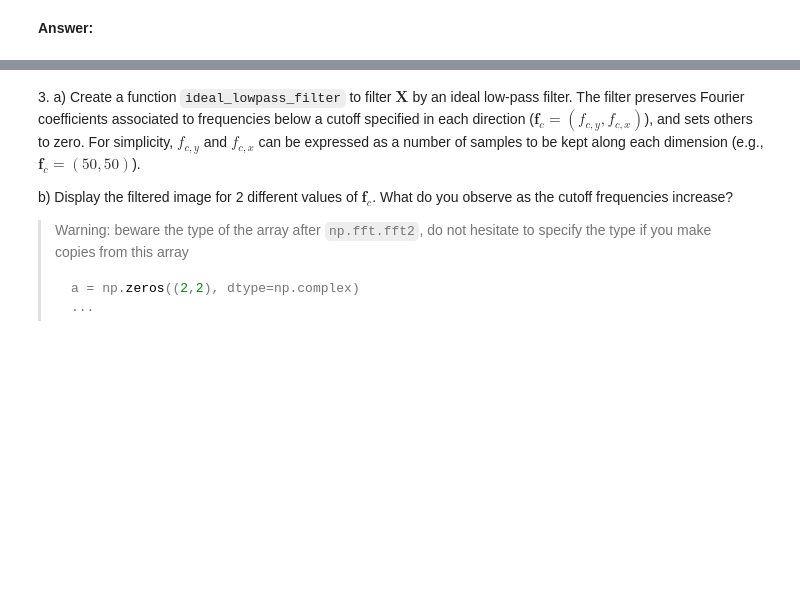
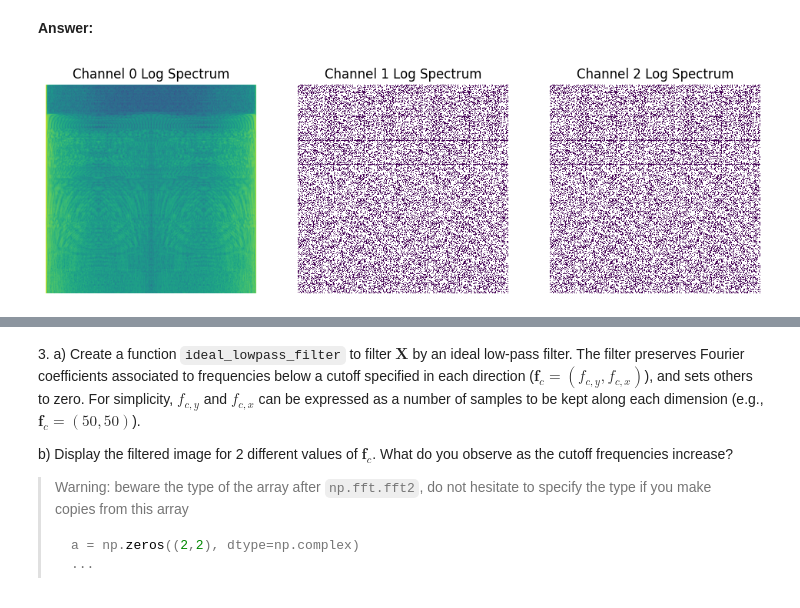
Before and after one commit to jeremdesno/python_sdia, a Jupyter notebook: Labs/Lab3/lab3.ipynb, the cells around one changed output, grey strips where cells are left out. Drawn from its saved outputs; the diff is of its cells as text; code cells hidden in the pictures; blank space fills up the shorter version.

```diff
--- a/Labs/Lab3/lab3.ipynb
+++ b/Labs/Lab3/lab3.ipynb
@@ -128,0 +139,22 @@ b) Take a look at the documentation of `np.fft.fftshift`. Use it to ensure that
+# %%
+# Compute the 2D discrete Fourier transform (DFT)
+dft = np.fft.fft2(image)
+
+# Create a figure with three subplots for each color channel
+fig, axes = plt.subplots(1, 3, figsize=(12, 4))
+
+axes[0].imshow(np.abs(dft[:,:,0]), norm=LogNorm())
+axes[0].set_title(f'Channel 0 Log Spectrum')
+axes[0].axis('off')
+
+axes[1].imshow(np.abs(dft[:,:,1]), norm=LogNorm(vmin=1, vmax = 10))
+axes[1].set_title(f'Channel 1 Log Spectrum')
+axes[1].axis('off')
+
+axes[2].imshow(np.abs(dft[:,:,2]), norm=LogNorm(vmin=1, vmax = 10))
+axes[2].set_title(f'Channel 2 Log Spectrum')
+axes[2].axis('off')
+
+plt.show()
+# %% [output]
+[figure, added]
```
Also changed, not shown: parts of 10 cells of this notebook, 1 other file.
